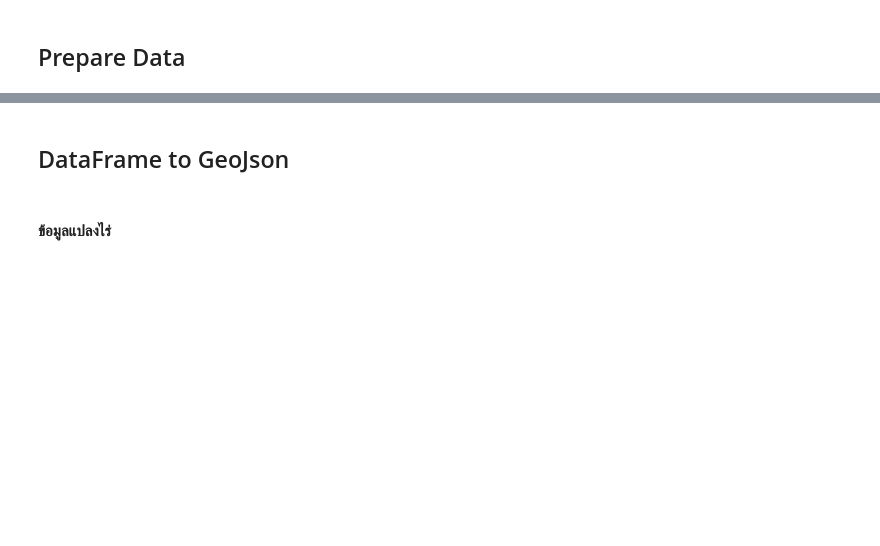
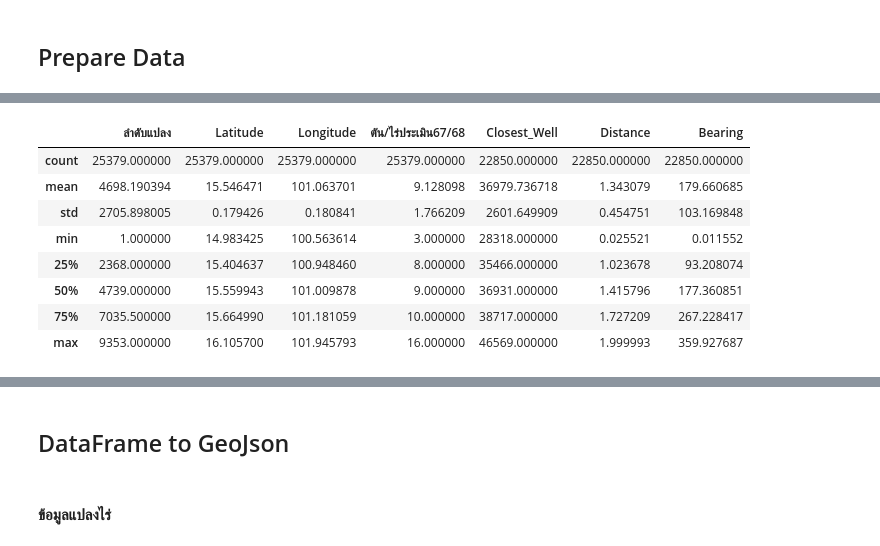
Before and after one commit to Thanarat-DS/MapAppProject, a Jupyter notebook: convert_to_geojson/convert.ipynb, the cells around one changed output, grey strips where cells are left out. Drawn from its saved outputs; the diff is of its cells as text; code cells hidden in the pictures; blank space fills up the shorter version.

```diff
--- a/convert_to_geojson/convert.ipynb
+++ b/convert_to_geojson/convert.ipynb
@@ -16,0 +65,62 @@ df_ckan_wells2['Index'] = range(1, len(df_ckan_wells2) + 1)
+# %%
+def haversine_vectorized(lat1, lon1, lat2, lon2):
+    R = 6371  # Earth's radius in kilometers
+
+    lat1_rad = np.radians(lat1)
+    lon1_rad = np.radians(lon1)
+    lat2_rad = np.radians(lat2)
+    lon2_rad = np.radians(lon2)
+
+    dlon = lon2_rad - lon1_rad
+    dlat = lat2_rad - lat1_rad
+
+    a = np.sin(dlat / 2)**2 + np.cos(lat1_rad) * np.cos(lat2_rad) * np.sin(dlon / 2)**2
+    c = 2 * np.arcsin(np.sqrt(a))
+
+    distance = R * c
+
+    return distance
+
+# Function to find wells within 2 km radius
+def find_closest_wells_vectorized(lat1, lon1, df_wells):
+    distances = haversine_vectorized(lat1, lon1, df_wells['LATITUDE'], df_wells['LONGITUDE'])
+    mask = distances <= 2.0 #ผลลัพธ์เป็น List Boolean เช่น [True, False, True, True, False]
+    closest_wells = df_wells[mask]['Index'].tolist()
+    closest_distances = distances[mask]
+    bearings = []
+    directions = []
+    for lat2, lon2 in zip(df_wells[mask]['LATITUDE'], df_wells[mask]['LONGITUDE']):
+        bearing, direction = bearing_direction(lat1, lon1, lat2, lon2)
+        bearings.append(bearing)
+        directions.append(direction)
+
+    return closest_wells, closest_distances, bearings, directions
+
+# Create a new DataFrame to store the results
+result_data = []
+
+# Iterate over rows in df_sheet1
+for index, row in df_sheet1.iterrows():
+    closest_wells, closest_distances, closest_bearings, closest_directions = find_closest_wells_vectorized(row['Latitude'], row['Longitude'], df_ckan_wells2)
+
+    if len(closest_wells) == 0:
+        # If no wells are found within 2 km, append a new row with placeholder values
+        result_data.append([row['ลำดับแปลง'], row['Latitude'], row['Longitude'], row['ตัน/ไร่ประเมิน67/68'], row['ตัน/ไร่เกิดจริงปี66/67'], None, None, None, None])
+    else:
+        # Append rows for each closest well found
+        for well, dist, bearing, direction in zip(closest_wells, closest_distances, closest_bearings, closest_directions):
+            result_data.append([row['ลำดับแปลง'], row['Latitude'], row['Longitude'], row['ตัน/ไร่ประเมิน67/68'], row['ตัน/ไร่เกิดจริงปี66/67'], well, dist, bearing, direction])
+
+# Convert result_data to DataFrame
+result_df = pd.DataFrame(result_data, columns=['ลำดับแปลง', 'Latitude', 'Longitude', 'ตัน/ไร่ประเมิน67/68', 'ตัน/ไร่เกิดจริงปี66/67', 'Closest_Well', 'Distance', 'Bearing', 'Direction'])
+result_df.describe()
+# %% [output]
+|  | ลำดับแปลง | Latitude | Longitude | ตัน/ไร่ประเมิน67/68 | Closest_Well | Distance | Bearing |
+| count | 25379.000000 | 25379.000000 | 25379.000000 | 25379.000000 | 22850.000000 | 22850.000000 | 22850.000000 |
+| mean | 4698.190394 | 15.546471 | 101.063701 | 9.128098 | 36979.736718 | 1.343079 | 179.660685 |
+| std | 2705.898005 | 0.179426 | 0.180841 | 1.766209 | 2601.649909 | 0.454751 | 103.169848 |
+| min | 1.000000 | 14.983425 | 100.563614 | 3.000000 | 28318.000000 | 0.025521 | 0.011552 |
+| 25% | 2368.000000 | 15.404637 | 100.948460 | 8.000000 | 35466.000000 | 1.023678 | 93.208074 |
+| 50% | 4739.000000 | 15.559943 | 101.009878 | 9.000000 | 36931.000000 | 1.415796 | 177.360851 |
+| 75% | 7035.500000 | 15.664990 | 101.181059 | 10.000000 | 38717.000000 | 1.727209 | 267.228417 |
+| max | 9353.000000 | 16.105700 | 101.945793 | 16.000000 | 46569.000000 | 1.999993 | 359.927687 |
```
Also changed, not shown: parts of 13 cells of this notebook, 1 other file.
